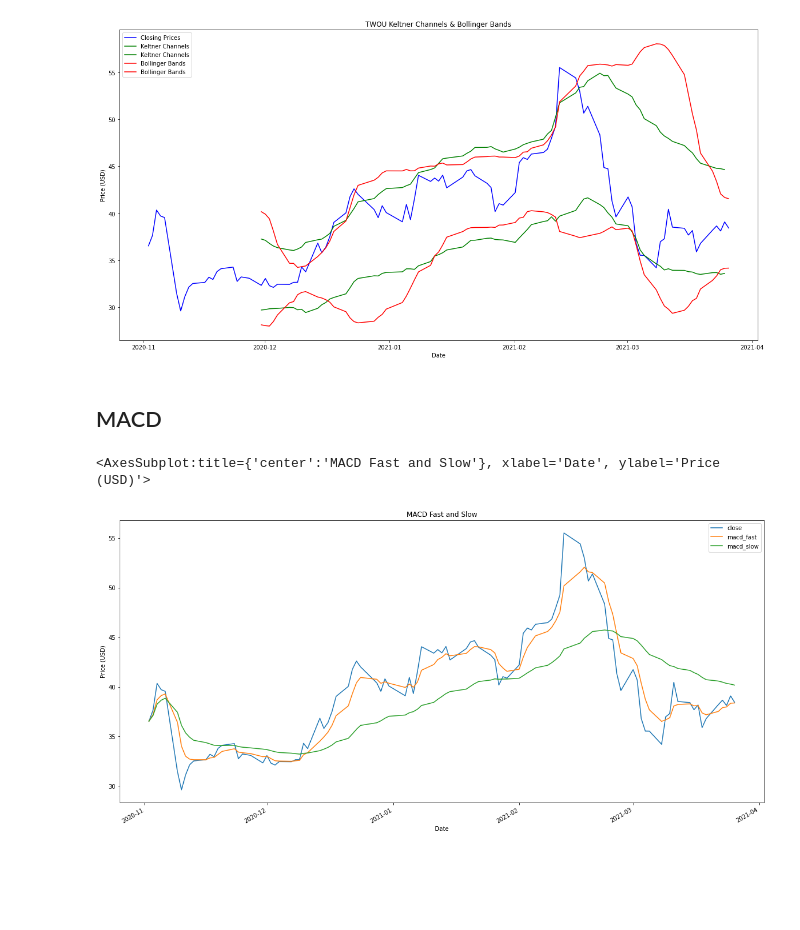
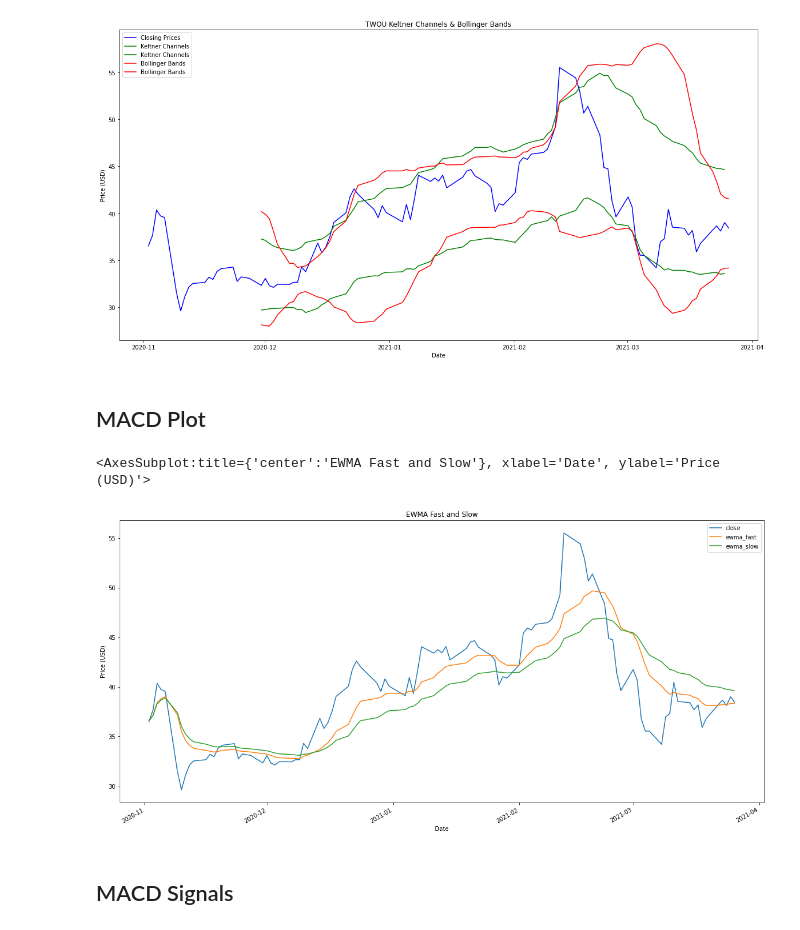
Before and after one commit to jonowens/bookish-fiesta, a Jupyter notebook: analyzer.ipynb, the cells around one changed output. Cells and saved outputs as stored; diff of their text form; code cells hidden in the pictures; blank space fills up the shorter version.

Commit message:
Moved macd fast and slow calculations into separate function, ewma_generator, and simplified macd_generator function.

```diff
--- a/analyzer.ipynb
+++ b/analyzer.ipynb
@@ -54,0 +57,2 @@ df_updated = indicators.keltner_channel_generator(df_updated)
+# %%
+df_updated = indicators.ewma_generator(df_updated, 12, 26)
@@ -55,3 +61,6 @@ df_updated = indicators.keltner_channel_generator(df_updated)
+# %%
+df_updated = indicators.macd_generator(df_updated)
+df_updated = signals.macd(df_updated, 5)
 # %% [markdown]
 ## Bollinger Bands and Keltner Channels Indicators Plot
 # %%
@@ -68,16 +77,15 @@ plt.legend(loc='upper left')
 <matplotlib.legend.Legend at 0x...>
 [figure]
 # %% [markdown]
-## MACD
+## MACD Plot
-# %%
-df_updated = indicators.macd_generator(df_updated, 5, 35)
-df_updated = signals.macd(df_updated, 5)
 # %%
 # Generate MACD Fast and Slow plot
-df_updated[['close', 'macd_fast', 'macd_slow']].plot(figsize=(20,10), title='MACD Fast and Slow', xlabel='Date', ylabel='Price (USD)')
+df_updated[['close', 'ewma_fast', 'ewma_slow']].plot(figsize=(20,10), title='EWMA Fast and Slow', xlabel='Date', ylabel='Price (USD)')
 # %% [output]
-<AxesSubplot:title={'center':'MACD Fast and Slow'}, xlabel='Date', ylabel='Price (USD)'>
+<AxesSubplot:title={'center':'EWMA Fast and Slow'}, xlabel='Date', ylabel='Price (USD)'>
-[figure, old version]
+[figure, new version]
+# %% [markdown]
+## MACD Signals
 # %%
 # Generate MACD with signal and divergence lines
 df_updated[['macd', 'macd_signal', 'macd_divergence']].plot(figsize=(20,10), title='MACD Signal With Divergence', xlabel='Date', ylabel='Amount of Divergence')
```
Also changed, not shown: parts of 4 cells of this notebook, 2 other files.
